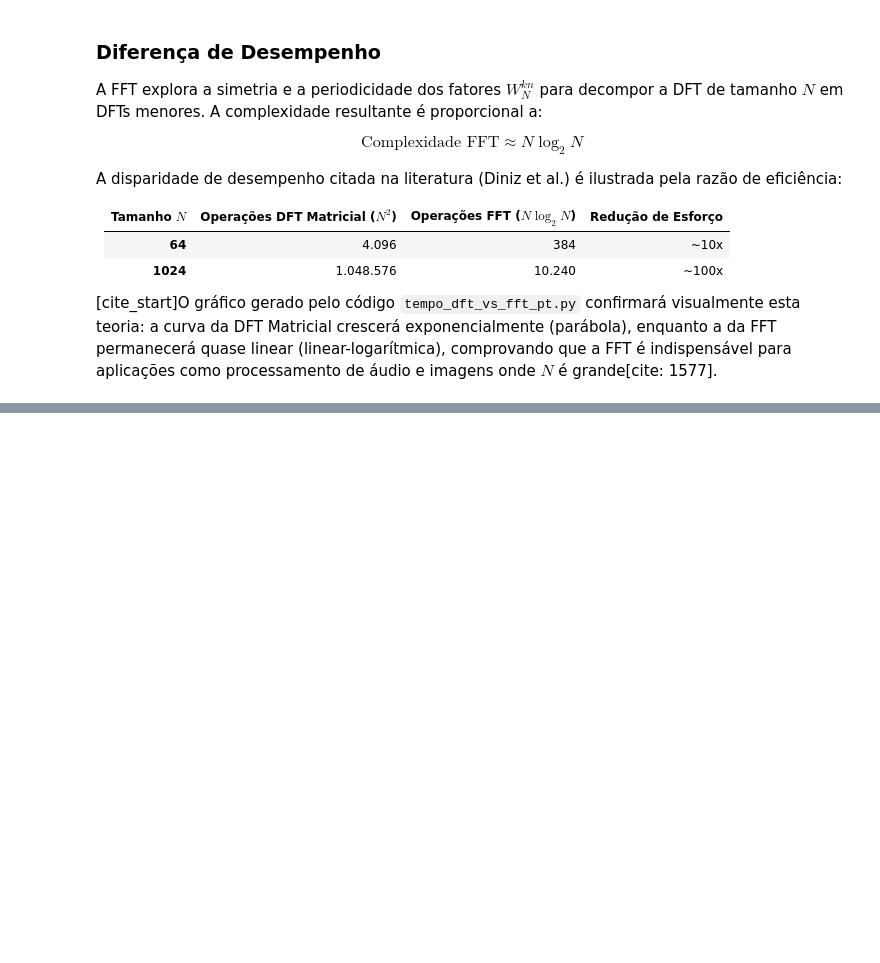
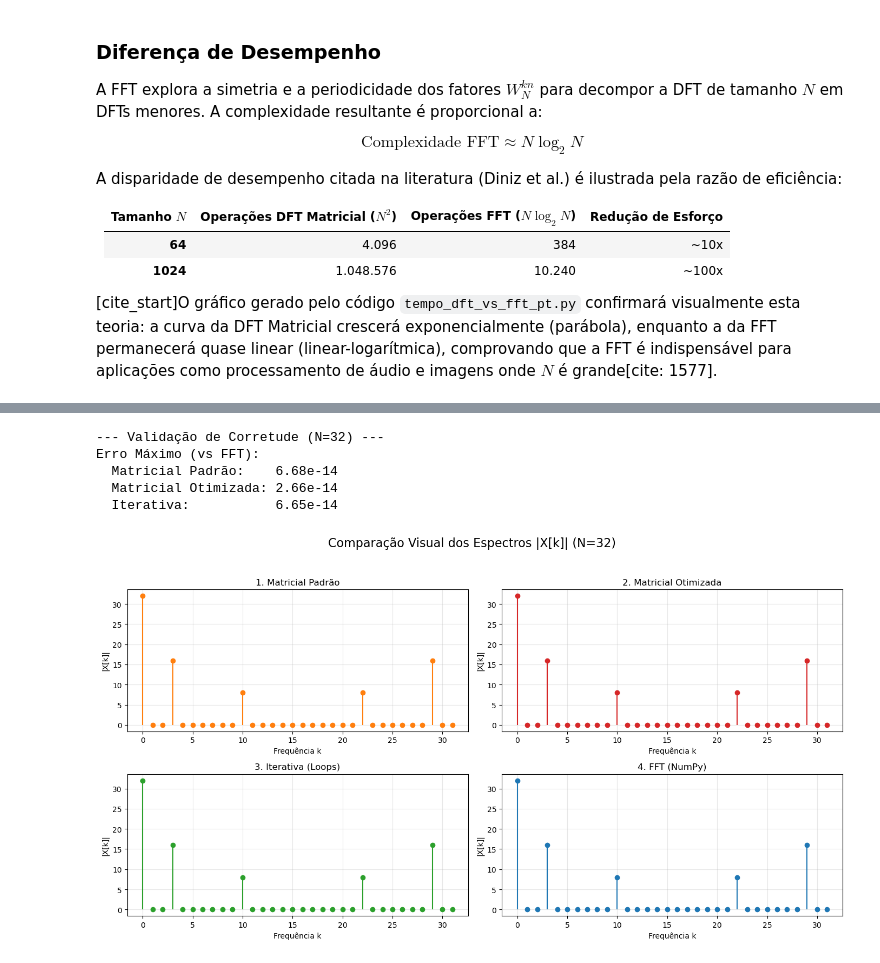
Before and after one commit to JoaohMorais2/PDScourse, a Jupyter notebook: matricial.ipynb, the cells around one changed output, grey strips where cells are left out. Drawn from its saved outputs; the diff is of its cells as text; code cells hidden in the pictures; blank space fills up the shorter version.

```diff
--- a/matricial.ipynb
+++ b/matricial.ipynb
@@ -142,17 +95,0 @@ $$
-# %%
-def dft_iterativa(x):
-    """
-    Implementação da DFT com laços for explícitos.
-    Extremamente lenta em Python puro, mas didática.
-    """
-    N = len(x)
-    X = np.zeros(N, dtype=complex)
-
-    # Loop duplo: para cada frequência k, somamos todos os tempos n
-    for k in range(N):
-        soma = 0
-        for n in range(N):
-            soma += x[n] * np.exp(-2j * np.pi * k * n / N)
-        X[k] = soma / np.sqrt(N) # Normalização
-
-    return X
@@ -171,0 +210,60 @@ Para garantir uma comparação justa entre algoritmos tão distintos, implementa
+# %%
+def validar_e_plotar_espectros(N=32):
+    print(f"--- Validação de Corretude (N={N}) ---")
+
+    # 1. Gerar Sinal de Teste
+    n = np.arange(N)
+    # DC(1.0) + Freq 3 + Freq 10
+    x = 1.0 + 1.0 * np.cos(2 * np.pi * 3 * n / N) + 0.5 * np.sin(2 * np.pi * 10 * n / N)
+
+    # 2. Calcular DFTs
+    X_pad = dft_matricial_padrao(x)
+    X_opt = dft_matricial_real_otimizada(x)
+    X_iter = dft_iterativa(x)
+    X_fft = np.fft.fft(x) # Referência
+
+    # 3. Calcular Erros (Comparado à FFT)
+    err_pad = np.max(np.abs(X_pad - X_fft))
+    err_opt = np.max(np.abs(X_opt - X_fft))
+    err_iter = np.max(np.abs(X_iter - X_fft))
+
+    print(f"Erro Máximo (vs FFT):")
+    print(f"  Matricial Padrão:    {err_pad:.2e}")
+    print(f"  Matricial Otimizada: {err_opt:.2e}")
+    print(f"  Iterativa:           {err_iter:.2e}")
+
+    # 4. Plotagem
+    fig, axs = plt.subplots(2, 2, figsize=(14, 8))
+    fig.suptitle(f'Comparação Visual dos Espectros |X[k]| (N={N})', fontsize=16)
+
+    metodos = [
+        (X_pad, '1. Matricial Padrão', 'tab:orange'),
+        (X_opt, '2. Matricial Otimizada', 'tab:red'),
+        (X_iter, '3. Iterativa (Loops)', 'tab:green'),
+        (X_fft, '4. FFT (NumPy)', 'tab:blue')
+    ]
+
+    for i, ax in enumerate(axs.flat):
+        dados, titulo, cor = metodos[i]
+        # Plot Stem (Pirulito)
+        marker, stemlines, baseline = ax.stem(np.arange(N), np.abs(dados), basefmt=" ")
+        plt.setp(stemlines, 'color', cor)
+        plt.setp(marker, 'color', cor)
+
+        ax.set_title(titulo)
+        ax.set_ylabel('|X[k]|')
+        ax.set_xlabel('Frequência k')
+        ax.grid(True, alpha=0.3)
+
+    plt.tight_layout(rect=[0, 0.03, 1, 0.95])
+    plt.show()
+
+# Executa a validação
+validar_e_plotar_espectros()
+# %% [output]
+--- Validação de Corretude (N=32) ---
+Erro Máximo (vs FFT):
+  Matricial Padrão:    6.68e-14
+  Matricial Otimizada: 2.66e-14
+  Iterativa:           6.65e-14
+[figure, added]
```
Also changed, not shown: parts of 11 cells of this notebook.
